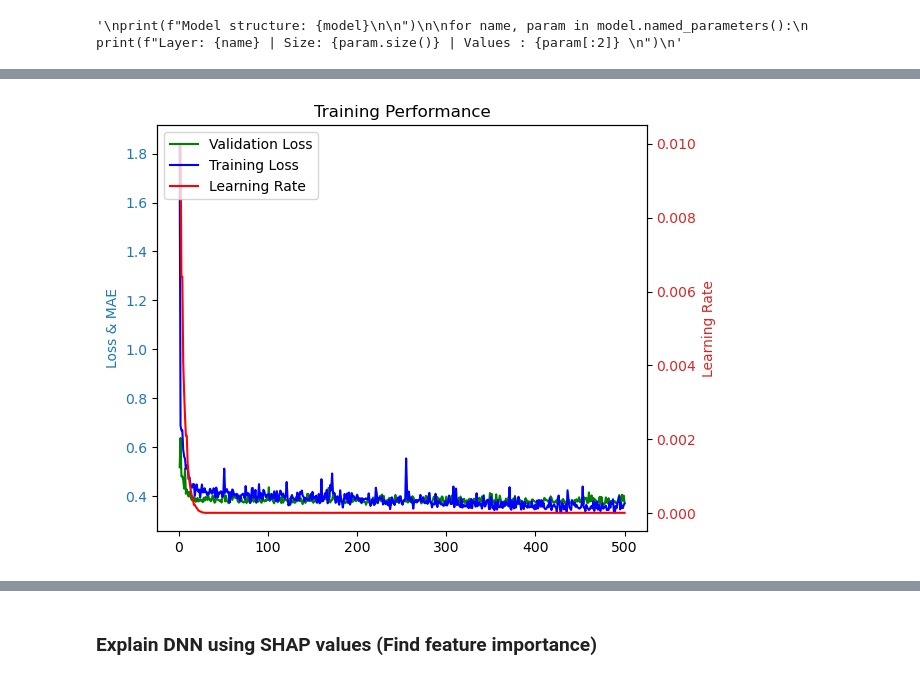
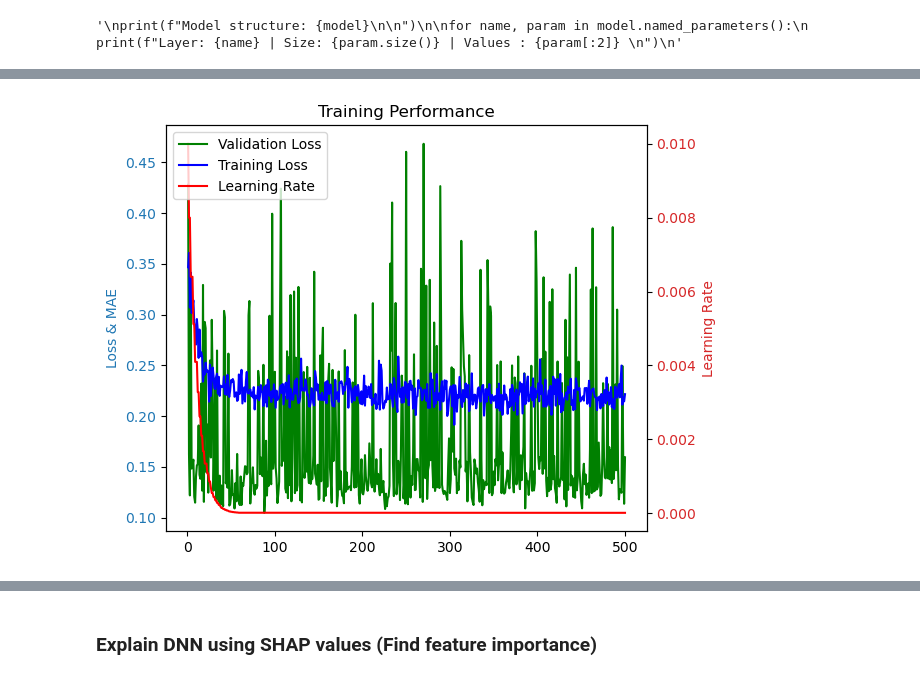
Before and after one commit to paramnav/nn-toc, a Jupyter notebook: notebooks/TOC/TOC_NN_CS.ipynb, the cells around one changed output, grey strips where cells are left out. Cells and saved outputs as stored; diff of their text form; code cells hidden in the pictures.

```diff
--- a/notebooks/TOC/TOC_NN_CS.ipynb
+++ b/notebooks/TOC/TOC_NN_CS.ipynb
@@ -40,9 +38,11 @@ IProgress not found. Please update jupyter and ipywidgets. See https://ipywidget
 # %% [markdown]
 #### Load features
 # %%
-feature_path = Path().resolve().parents[1] / "data" / "interim" / "inputfeatures" / "SedTOCFeaturesnoNAN_TOC_CS_men"
+feature_path = Path().resolve().parents[1] / "data" / "interim" / "inputfeatures" / "SedTOCFeaturesnoNAN_TOC_CS_men_v2"
 features = np.load(Path(feature_path / "numpy_features.npy"))
 labels = np.load(Path(feature_path / "numpy_labels.npy"))
+lats = np.load(Path(feature_path / "numpy_lat.npy"))
+lons = np.load(Path(feature_path / "numpy_lon.npy"))
 X_mean = np.load(Path(feature_path / "features_mean.npy")).astype(float)
 X_std = np.load(Path(feature_path / "features_std.npy")).astype(float)
 # %%
@@ -169,6 +190,6 @@ def initialize_weights(m):
 # %%
 
-layer_widths = [512, 512, 512, 512, 512, 512, 512, 512, 512, 512]  # Define your desired layer widthsmodel = DNN(layer_widths)#DNN(input_dim, layer_widths)
+layer_widths = [128, 128, 128, 128, 128, 128, 128, 128, 128, 128]  # Define your desired layer widthsmodel = DNN(layer_widths)#DNN(input_dim, layer_widths)
 model = DNN(layer_widths)#DNN(input_dim, layer_widths)
 model.apply(initialize_weights)
 model.double()
@@ -232,6 +256,6 @@ features.shape
 features = torch.tensor(features)
 labels = torch.tensor(labels)
 # %%
-trainloader, testloader = create_train_test_loader(features, labels, batch_size = 200, test_size_ratio=1/7, shuffle=True)
+trainloader, testloader = create_train_test_loader(features, labels, batch_size = 500, test_size_ratio=1/7, shuffle=True)
 # %% [output]
 Train data size
@@ -285,7 +309,7 @@ epoch: 499 | Testing Loss: 0.373 | MAE: 0.226  |
 # %%
 torch.manual_seed(42)
-plot_model_performance(num_epochs, evaluation_losses, training_losses, learning_rate)
+plot_model_performance(num_epochs,  evaluation_losses[-500:], training_losses[-500:], learning_rate[-500:])
 # %% [output]
-[figure, old version]
+[figure, new version]
 # %%
 output_path = Path().resolve().parents[1] / "data" / "output" / "scatterplots_TOC" / "scatter_plot_TOC_noconstraint_supervised_CS_men_test.png"
```
Also changed, not shown: parts of 28 cells of this notebook, 33 other files.
